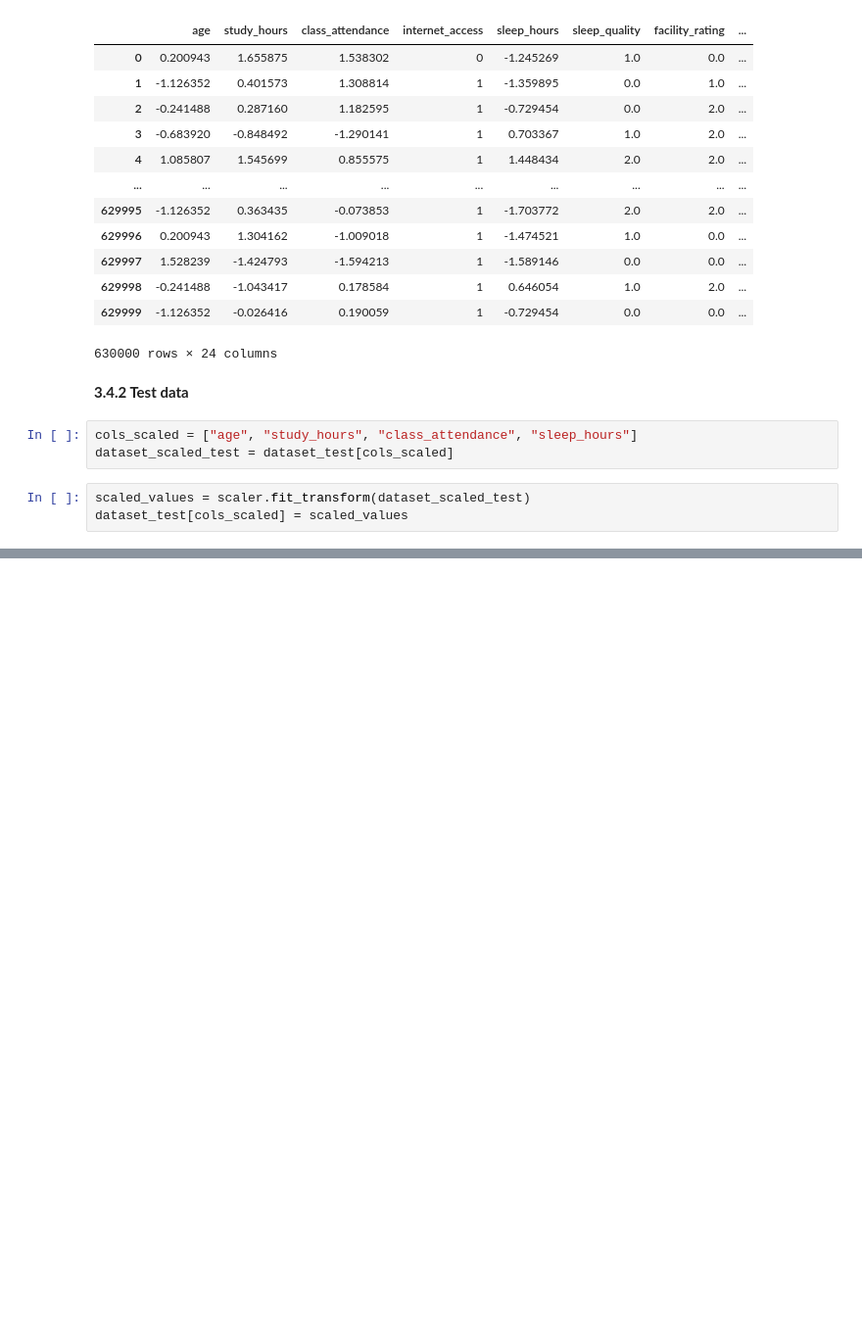
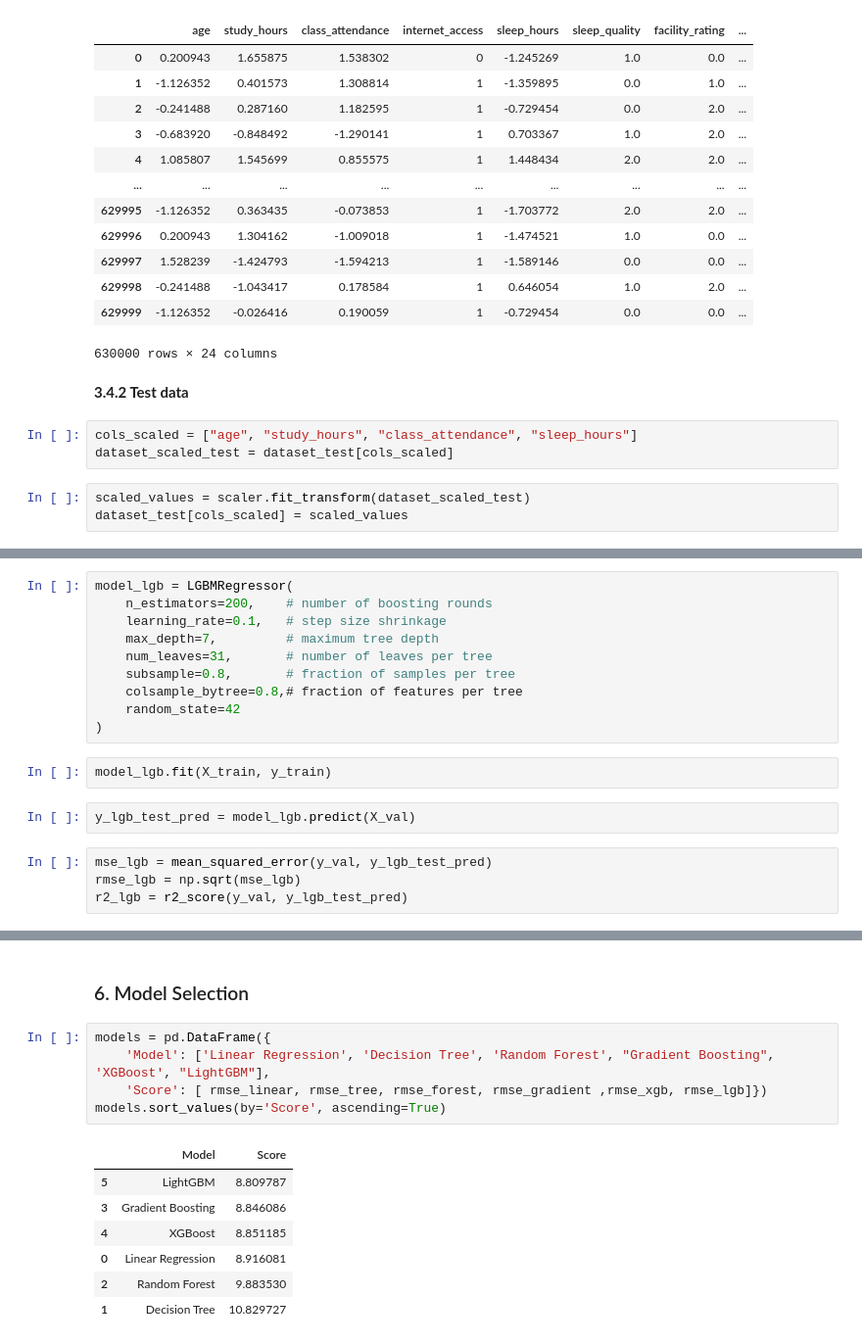
Before and after one commit to matcze/prediction_score, a Jupyter notebook: pred_score.ipynb, the cells around one changed output, grey strips where cells are left out. Shown at 98% size. Cells and saved outputs as stored; diff of their text form; blank space fills up the shorter version.

```diff
--- a/pred_score.ipynb
+++ b/pred_score.ipynb
@@ -970,0 +1320,18 @@ dataset_test
+# %%
+model_lgb = LGBMRegressor(
+    n_estimators=200,    # number of boosting rounds
+    learning_rate=0.1,   # step size shrinkage
+    max_depth=7,         # maximum tree depth
+    num_leaves=31,       # number of leaves per tree
+    subsample=0.8,       # fraction of samples per tree
+    colsample_bytree=0.8,# fraction of features per tree
+    random_state=42
+)
+# %%
+model_lgb.fit(X_train, y_train)
+# %%
+y_lgb_test_pred = model_lgb.predict(X_val)
+# %%
+mse_lgb = mean_squared_error(y_val, y_lgb_test_pred)
+rmse_lgb = np.sqrt(mse_lgb)
+r2_lgb = r2_score(y_val, y_lgb_test_pred)
@@ -970,0 +1358,15 @@ dataset_test
+# %% [markdown]
+### 6. Model Selection
+# %%
+models = pd.DataFrame({
+    'Model': ['Linear Regression', 'Decision Tree', 'Random Forest', "Gradient Boosting", 'XGBoost', "LightGBM"],
+    'Score': [ rmse_linear, rmse_tree, rmse_forest, rmse_gradient ,rmse_xgb, rmse_lgb]})
+models.sort_values(by='Score', ascending=True)
+# %% [output]
+|  | Model | Score |
+| 5 | LightGBM | 8.809787 |
+| 3 | Gradient Boosting | 8.846086 |
+| 4 | XGBoost | 8.851185 |
+| 0 | Linear Regression | 8.916081 |
+| 2 | Random Forest | 9.883530 |
+| 1 | Decision Tree | 10.829727 |
```
Also changed, not shown: parts of 58 cells of this notebook.
